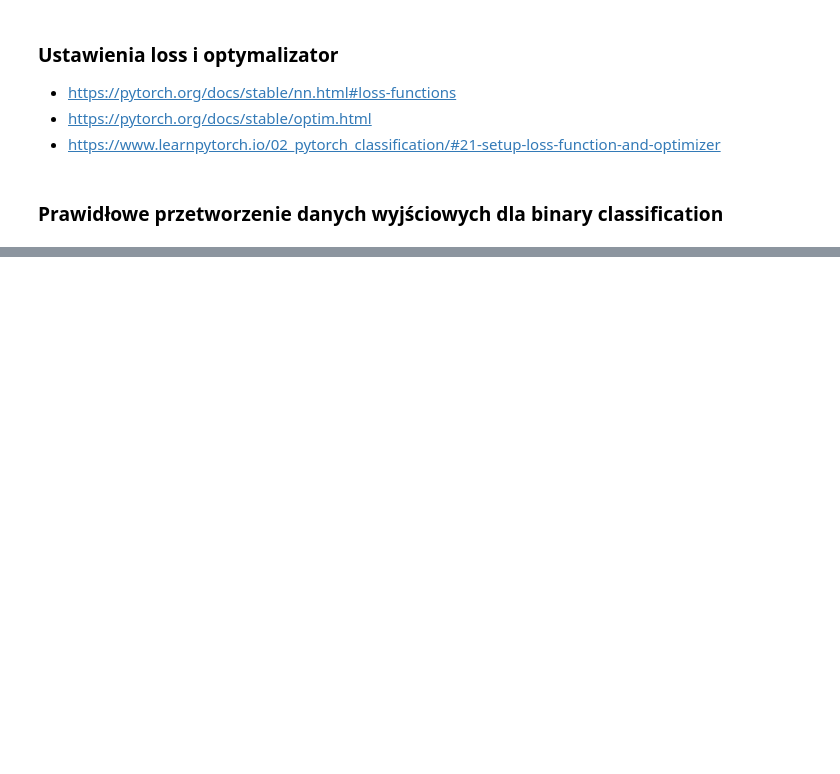
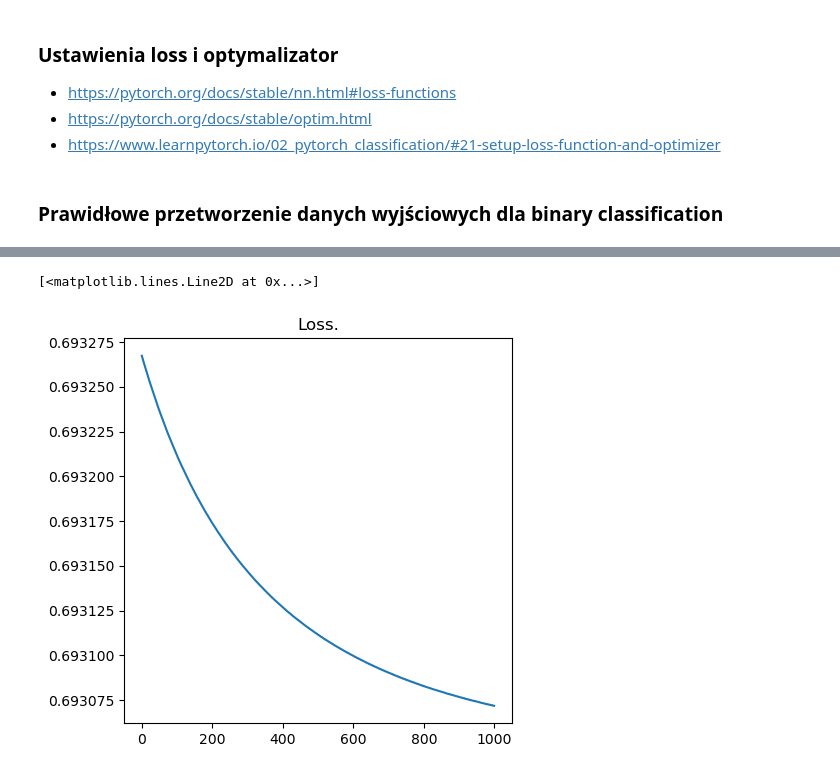
Before and after one commit to DamianPodrazaCode/Python_code, a Jupyter notebook: PyTorch_JN/04_Binary_Classification.ipynb, the cells around one changed output, grey strips where cells are left out. Saved outputs shown, nothing was run; the diff lists cells and outputs as text; code cells hidden in the pictures; blank space fills up the shorter version.

```diff
--- a/PyTorch_JN/04_Binary_Classification.ipynb
+++ b/PyTorch_JN/04_Binary_Classification.ipynb
@@ -174,0 +209,7 @@ tensor([1., 1., 1., 1., 1.], device='cuda:0', grad_fn=<SqueezeBackward0>)
+# %%
+plt.figure(figsize=(5, 5))
+plt.title('Loss.')
+plt.plot(epoch_count, np.array(torch.tensor(loss_values).cpu().numpy()), label='Train loss')
+# %% [output]
+[<matplotlib.lines.Line2D at 0x...>]
+[figure, added]
```
Also changed, not shown: parts of 12 cells of this notebook, 2 other files.
